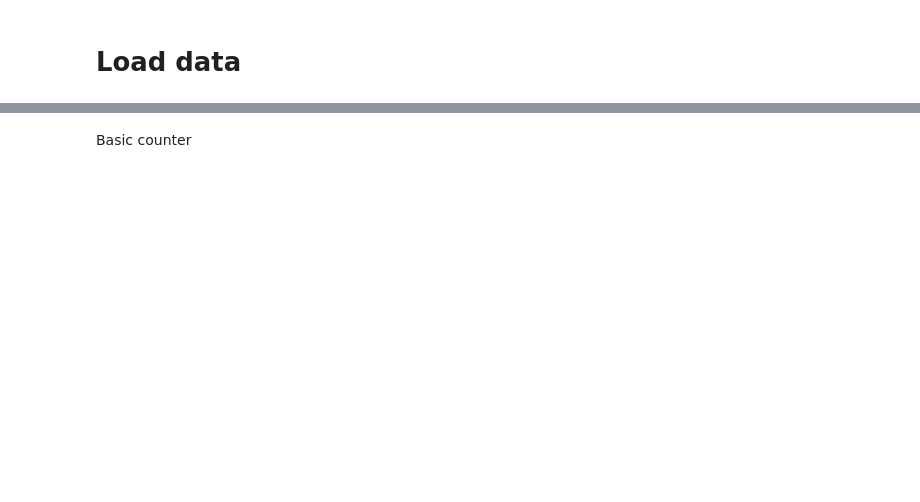
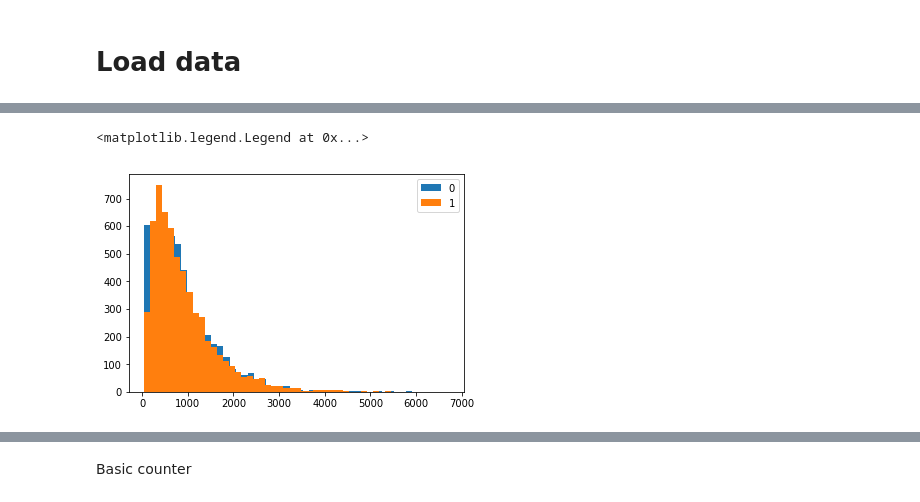
Before and after one commit to samuelefiorini/tangle, a Jupyter notebook: notebooks/models/attention_viz.ipynb, the cells around one changed output, grey strips where cells are left out. Drawn from its saved outputs; the diff is of its cells as text; code cells hidden in the pictures; blank space fills up the shorter version.

```diff
--- a/notebooks/models/attention_viz.ipynb
+++ b/notebooks/models/attention_viz.ipynb
@@ -42,0 +41,10 @@ Name: mbs_seq, dtype: object
+# %%
+zero_lenghts = [len(x) for x in dataset[dataset['Class'] == 0]['mbs_seq']]
+ones_lenghts = [len(x) for x in dataset[dataset['Class'] == 1]['mbs_seq']]
+# %%
+plt.hist(zero_lenghts, label='0', bins=50)
+plt.hist(ones_lenghts, label='1', bins=50)
+plt.legend()
+# %% [output]
+<matplotlib.legend.Legend at 0x...>
+[figure, added]
```
Also changed, not shown: parts of 48 cells of this notebook.
